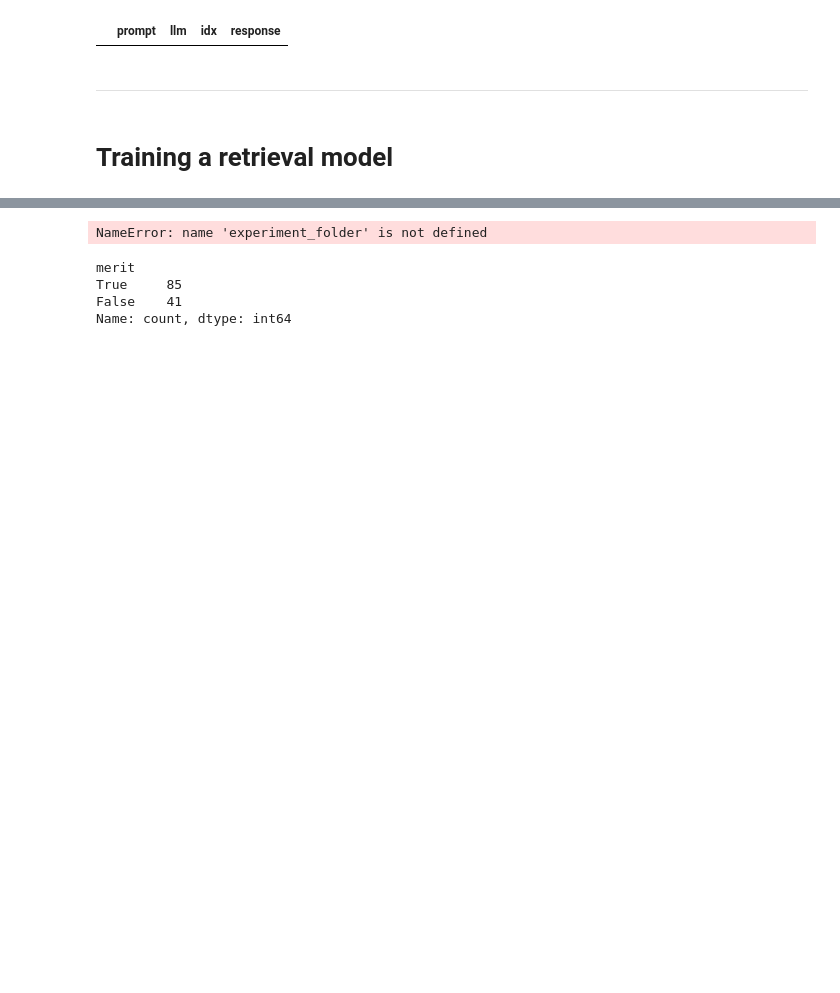
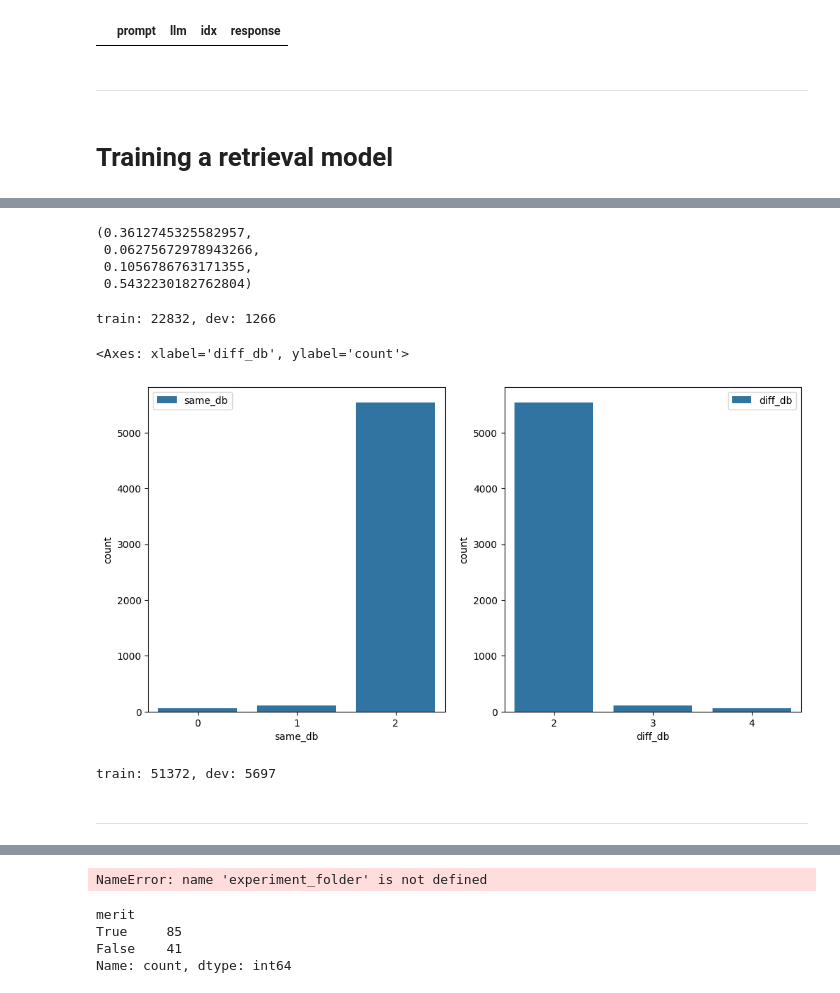
Before and after one commit to simonjisu/BusinessObjects, a Jupyter notebook: run_sql.ipynb, the cells around one changed output, grey strips where cells are left out. Cells and saved outputs as stored; diff of their text form; code cells hidden in the pictures; blank space fills up the shorter version.

```diff
--- a/run_sql.ipynb
+++ b/run_sql.ipynb
@@ -258,0 +216,3 @@ with open(experiment_folder / 'predictions' / 'create_bo' / f'{ds}_{task}_hard_n
+# %%
+with open(experiment_folder / 'predictions' / 'create_bo' / f'data_retrieval_rerank.json', 'r') as f:
+    data = json.load(f)
@@ -258,0 +647,75 @@ with open(experiment_folder / 'predictions' / 'create_bo' / f'{ds}_{task}_hard_n
+# %%
+train_dataset = BADataset(
+    data=data['train'],
+    bert_scores=data['bert_scores'],
+    task='retrieval',
+    n_neg=2,
+    threshold=0.25,
+)
+x = train_dataset._check_stats_bert_score()
+x['mean'], x['std'], x['min'], x['max']
+# %% [output]
+(0.3612745325582957,
+ 0.06275672978943266,
+ 0.1056786763171355,
+ 0.5432230182762804)
+# %%
+train_dataset = BADataset(
+    data=data['train'],
+    bert_scores=data['bert_scores'],
+    task='retrieval',
+    n_neg=2,
+    threshold=0.3,
+)
+train_dataset.create_samples_by_task()
+train_save_path = experiment_folder / 'predictions' / 'create_bo' / f'retrieval_train.json'
+train_dataset.save_samples(sample_save_path=train_save_path)
+
+dev_dataset = BADataset(
+    data=data['dev'],
+    bert_scores=data['bert_scores'],
+    task='retrieval',
+    n_neg=1,
+    threshold=0.3,
+)
+dev_dataset.create_samples_by_task()
+dev_save_path = experiment_folder / 'predictions' / 'create_bo' / f'retrieval_dev.json'
+dev_dataset.save_samples(sample_save_path=dev_save_path)
+
+print(f'train: {len(train_dataset)}, dev: {len(dev_dataset)}')
+# %% [output]
+train: 22832, dev: 1266
+# %%
+df = pd.DataFrame(train_dataset._distributions).T
+fig, axes = plt.subplots(1, 2, figsize=(12, 6))
+sns.countplot(data=df, x='same_db', ax=axes[0], label='same_db')
+sns.countplot(data=df, x='diff_db', ax=axes[1], label='diff_db')
+# %% [output]
+<Axes: xlabel='diff_db', ylabel='count'>
+[figure, added]
+# %%
+train_dataset = BADataset(
+    data=data['train'],
+    bert_scores=data['bert_scores'],
+    task='rerank',
+    n_neg=4,
+)
+train_dataset.create_samples_by_task()
+train_save_path = experiment_folder / 'predictions' / 'create_bo' / f'rerank_train.json'
+train_dataset.save_samples(sample_save_path=train_save_path)
+
+dev_dataset = BADataset(
+    data=data['dev'],
+    bert_scores=data['bert_scores'],
+    task='rerank',
+    n_neg=4,
+)
+dev_dataset.create_samples_by_task()
+dev_save_path = experiment_folder / 'predictions' / 'create_bo' / f'rerank_dev.json'
+dev_dataset.save_samples(sample_save_path=dev_save_path)
+
+print(f'train: {len(train_dataset)}, dev: {len(dev_dataset)}')
+# %% [output]
+train: 51372, dev: 5697
+# %% [markdown]
+---
```
Also changed, not shown: parts of 37 cells of this notebook, 6 other files.
